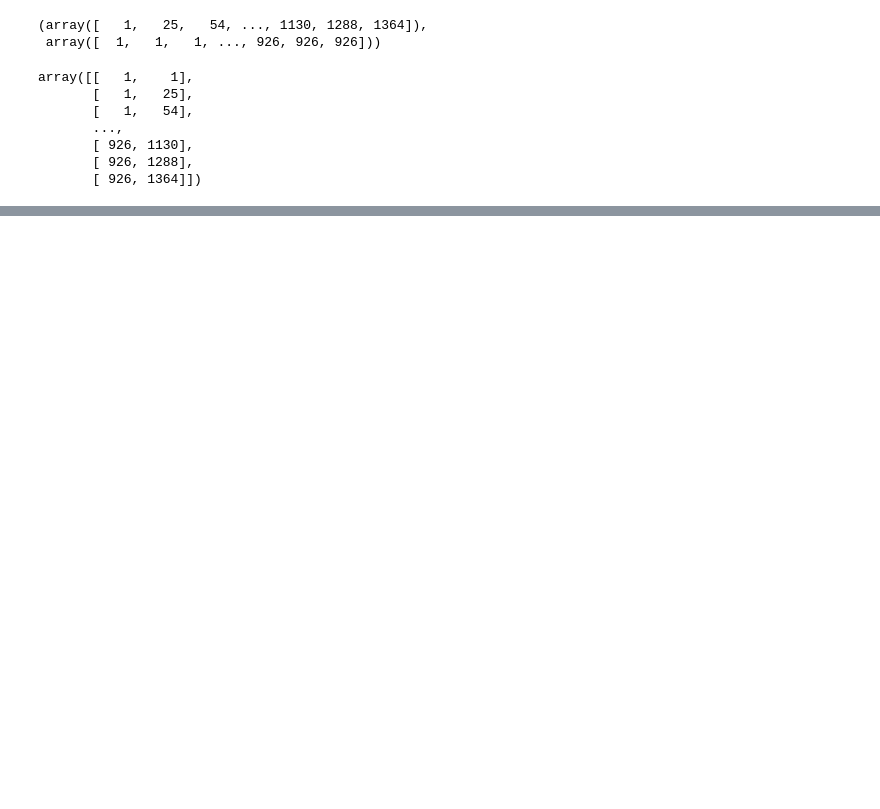
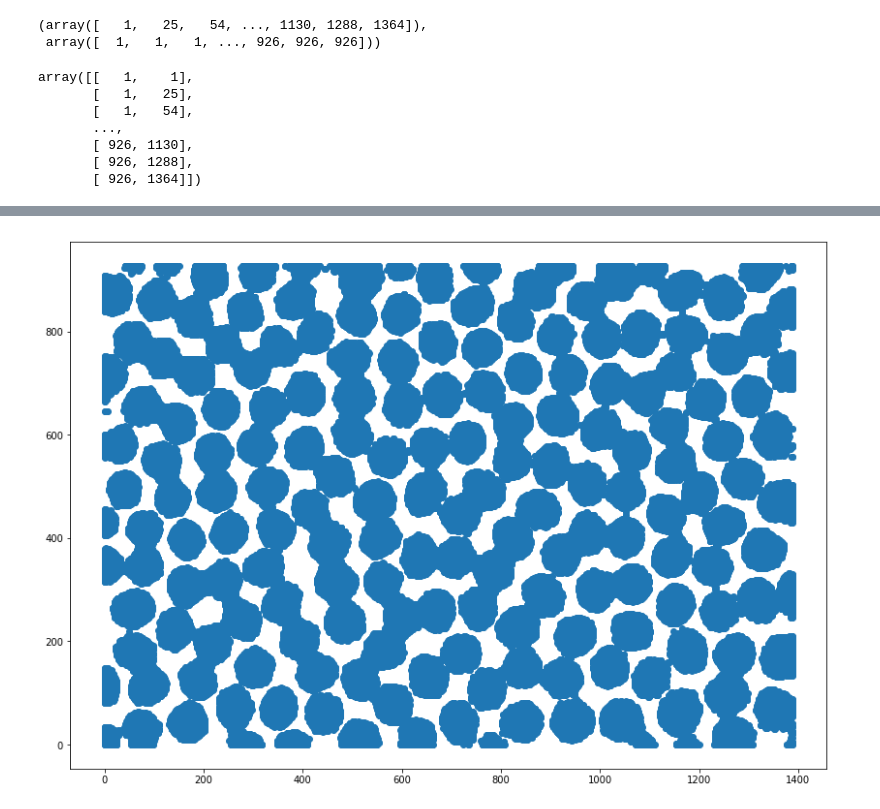
Before and after one commit to DiscoveryDNA/reading_czi_stack_videos_GH, a Jupyter notebook: notebooks/5_Nucleus_Perimeter_ST.ipynb, the cells around one changed output, grey strips where cells are left out. Saved outputs shown, nothing was run; the diff lists cells and outputs as text; code cells hidden in the pictures; blank space fills up the shorter version.

```diff
--- a/notebooks/Nucleus_Perimeter_ST.ipynb
+++ b/notebooks/5_Nucleus_Perimeter_ST.ipynb
@@ -272,0 +353,20 @@ plt.scatter(coords[:, 1], coords[:, 0], c=cluster_ft.labels_);
+# %%
+y_len = len(EdgeMask_gauss)
+x_len = len(EdgeMask_gauss[1])
+nucX = []
+nucY = []
+for j in range(y_len):
+    for i in range(x_len):
+        if EdgeMask_gauss[j][i] > 0:
+            nucX.append(i)
+            nucY.append(j)
+# %%
+nuc = pd.DataFrame({"x":nucX,
+                    "y": nucY})
+# plt.imshow(EdgeMask_gauss, "Greys");
+plt.figure(figsize=(14, 10))
+plt.scatter(nuc["x"], nuc["y"]);
+# plt.ylim([950, 0]);
+# plt.axis((0, 310, 200, 0)); #notice that centers are all squares
+# %% [output]
+[figure, added]
```
Also changed, not shown: parts of 20 cells of this notebook.
